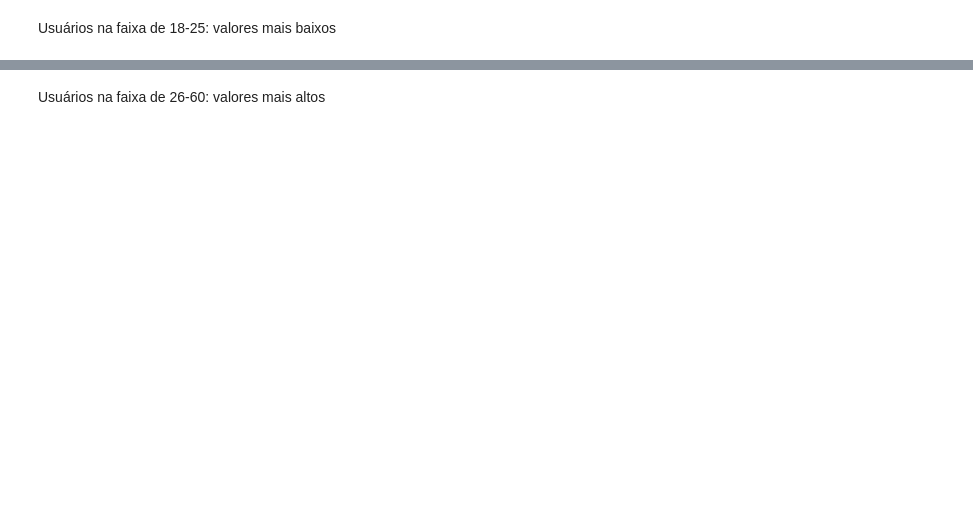
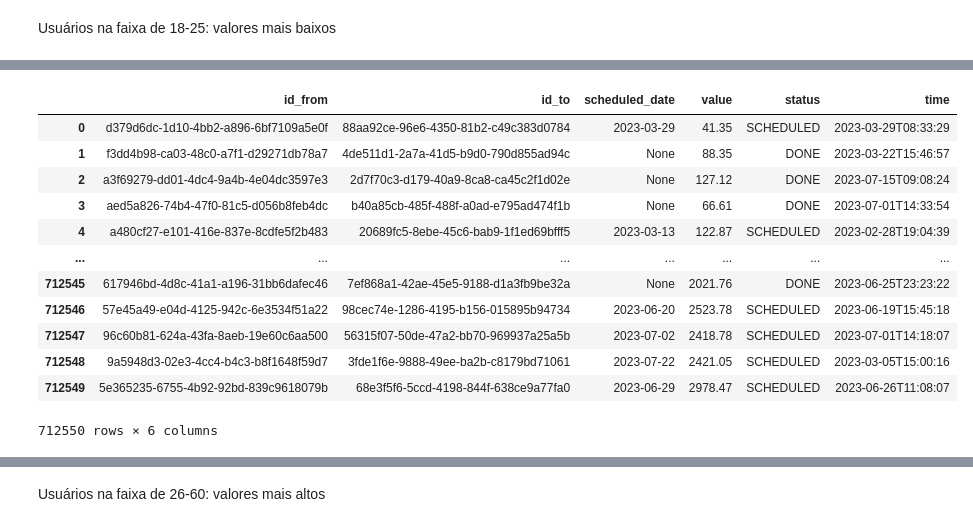
Before and after one commit to rubcube-guilhermetomiasi/mocking, a Jupyter notebook: mocking.ipynb, the cells around one changed output, grey strips where cells are left out. Drawn from its saved outputs; the diff is of its cells as text; code cells hidden in the pictures; blank space fills up the shorter version.

```diff
--- a/mocking.ipynb
+++ b/mocking.ipynb
@@ -456,20 +575,34 @@ display(transfers_sample)
 # %%
 from datetime import datetime
 
 def generate_scheduled_date(status, time):
     if status == 'SCHEDULED':
         return fake.date_between(
             datetime.fromisoformat(time),
             datetime(2023, 7, 31))
     else:
         return None
 
 generate_scheduled_date_vectorized = np.vectorize(generate_scheduled_date)
 input_matrix = np.array([
-    transfers_sample['status'],
-    transfers_sample['time']
+    transfers_18_25['status'],
+    transfers_18_25['time']
 ])
 scheduled = generate_scheduled_date_vectorized(*input_matrix)
-transfers_sample['scheduled_date'] = scheduled
-display(transfers_sample)
+transfers_18_25['scheduled_date'] = scheduled
+display(transfers_18_25)
+# %% [output]
+|  | id_from | id_to | scheduled_date | value | status | time |
+| 0 | d379d6dc-1d10-4bb2-a896-6bf7109a5e0f | 88aa92ce-96e6-4350-81b2-c49c383d0784 | 2023-03-29 | 41.35 | SCHEDULED | 2023-03-29T08:33:29 |
+| 1 | f3dd4b98-ca03-48c0-a7f1-d29271db78a7 | 4de511d1-2a7a-41d5-b9d0-790d855ad94c | None | 88.35 | DONE | 2023-03-22T15:46:57 |
+| 2 | a3f69279-dd01-4dc4-9a4b-4e04dc3597e3 | 2d7f70c3-d179-40a9-8ca8-ca45c2f1d02e | None | 127.12 | DONE | 2023-07-15T09:08:24 |
+| 3 | aed5a826-74b4-47f0-81c5-d056b8feb4dc | b40a85cb-485f-488f-a0ad-e795ad474f1b | None | 66.61 | DONE | 2023-07-01T14:33:54 |
+| 4 | a480cf27-e101-416e-837e-8cdfe5f2b483 | 20689fc5-8ebe-45c6-bab9-1f1ed69bfff5 | 2023-03-13 | 122.87 | SCHEDULED | 2023-02-28T19:04:39 |
+| ... | ... | ... | ... | ... | ... | ... |
+| 712545 | 617946bd-4d8c-41a1-a196-31bb6dafec46 | 7ef868a1-42ae-45e5-9188-d1a3fb9be32a | None | 2021.76 | DONE | 2023-06-25T23:23:22 |
+| 712546 | 57e45a49-e04d-4125-942c-6e3534f51a22 | 98cec74e-1286-4195-b156-015895b94734 | 2023-06-20 | 2523.78 | SCHEDULED | 2023-06-19T15:45:18 |
+| 712547 | 96c60b81-624a-43fa-8aeb-19e60c6aa500 | 56315f07-50de-47a2-bb70-969937a25a5b | 2023-07-02 | 2418.78 | SCHEDULED | 2023-07-01T14:18:07 |
+| 712548 | 9a5948d3-02e3-4cc4-b4c3-b8f1648f59d7 | 3fde1f6e-9888-49ee-ba2b-c8179bd71061 | 2023-07-22 | 2421.05 | SCHEDULED | 2023-03-05T15:00:16 |
+| 712549 | 5e365235-6755-4b92-92bd-839c9618079b | 68e3f5f6-5ccd-4198-844f-638ce9a77fa0 | 2023-06-29 | 2978.47 | SCHEDULED | 2023-06-26T11:08:07 |
+712550 rows × 6 columns
 # %%
```
Also changed, not shown: parts of 26 cells of this notebook.
